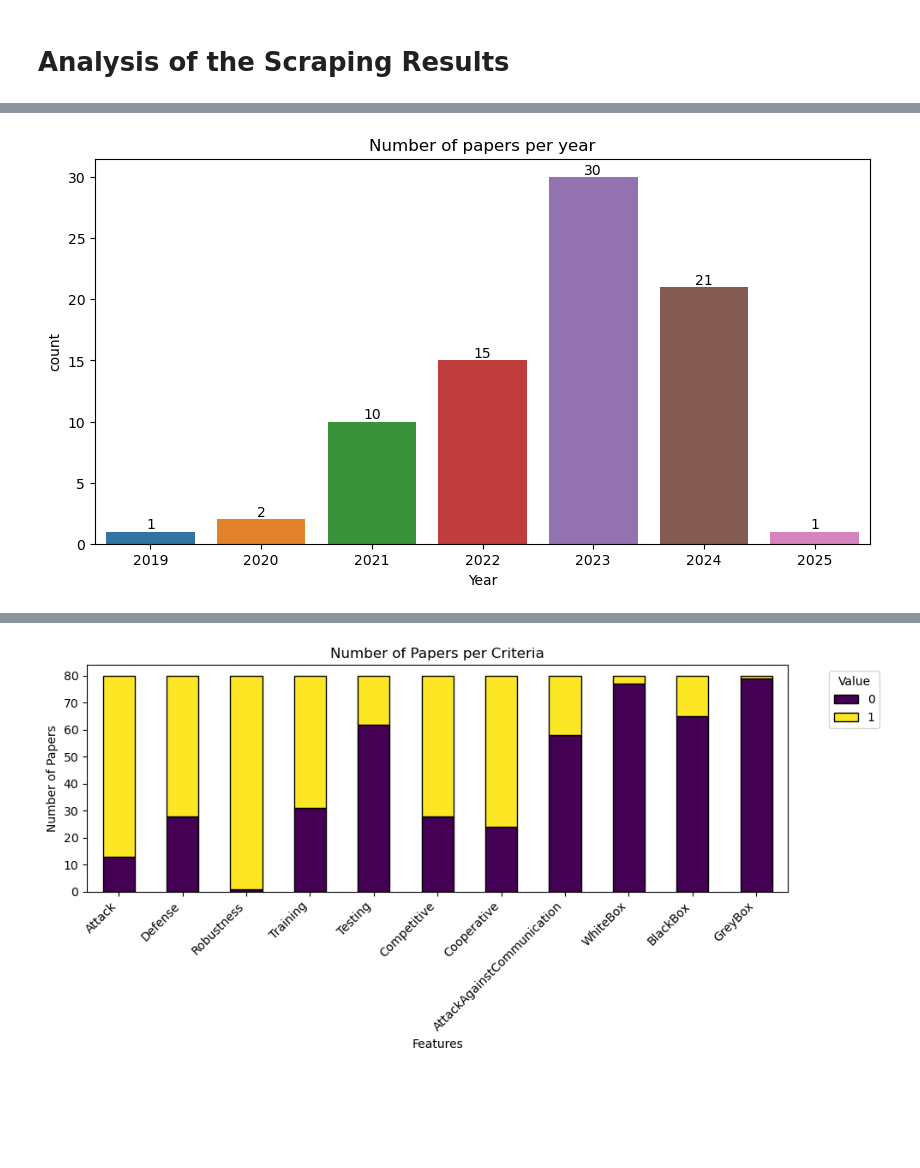
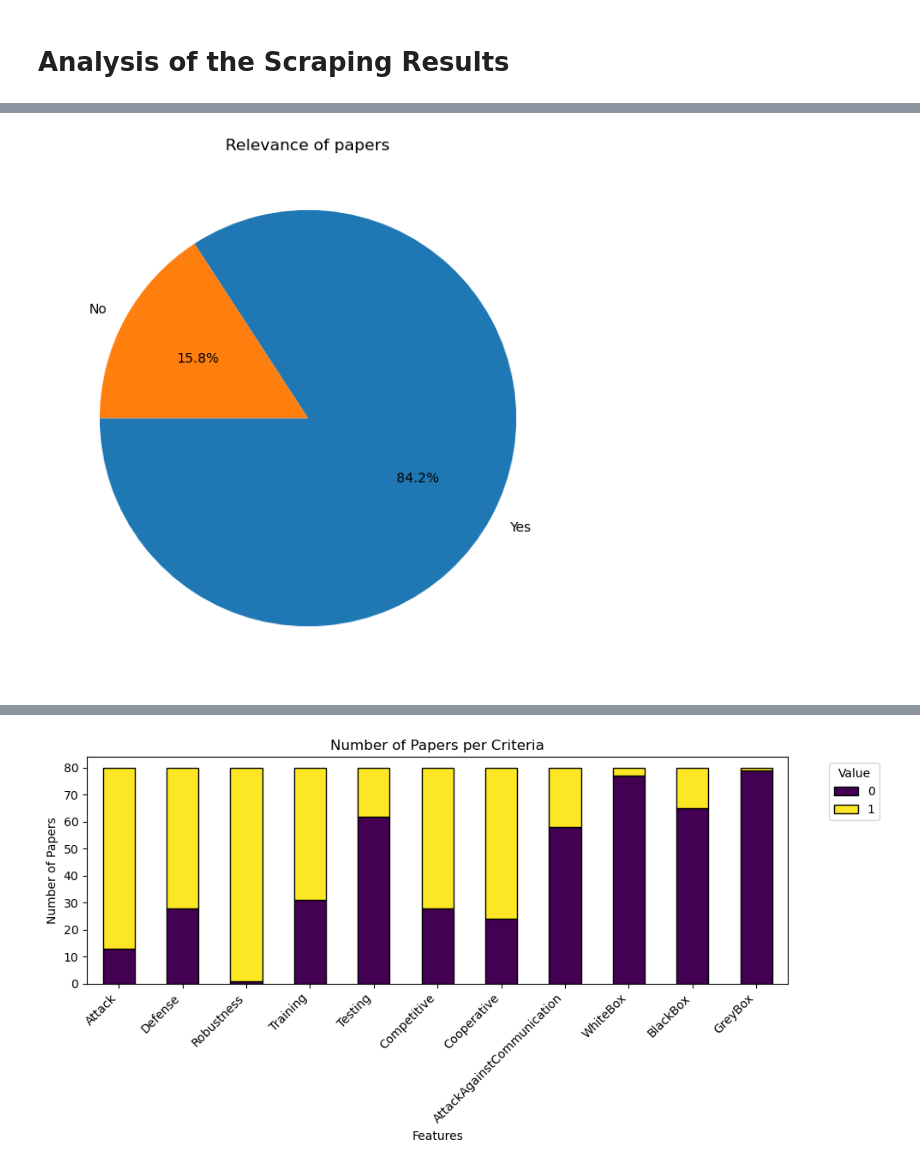
Before and after one commit to HamBa-m/sci-scraper, a Jupyter notebook: notebooks/eda.ipynb, the cells around one changed output, grey strips where cells are left out. Saved outputs shown, nothing was run; the diff lists cells and outputs as text; code cells hidden in the pictures; blank space fills up the shorter version.

```diff
--- a/notebooks/eda.ipynb
+++ b/notebooks/eda.ipynb
@@ -45,11 +45,8 @@ plt.show()
-# %%
-# barplot of the number of papers per year
-plt.figure(figsize=(10, 5))
-sns.countplot(data=df, x='Year')
-# add number of papers per year on top of each bar
-for i in range(len(df['Year'].value_counts(sort=False).index)):
-    plt.text(i, df['Year'].value_counts(sort=False).values[i], df['Year'].value_counts(sort=False).values[i], ha='center', va='bottom')
-plt.title('Number of papers per year')
-plt.show()
-# %% [output]
-[figure, removed]
+# %%
+# plot pie chart of is_relevant
+plt.figure(figsize=(7, 7))
+plt.pie(df['is_relevent'].value_counts(), labels=['Yes', 'No'], autopct='%1.1f%%', startangle=180)
+plt.title('Relevance of papers')
+plt.show()
+# %% [output]
+[figure, added]
```
Also changed, not shown: parts of 9 cells of this notebook, 10 other files.
